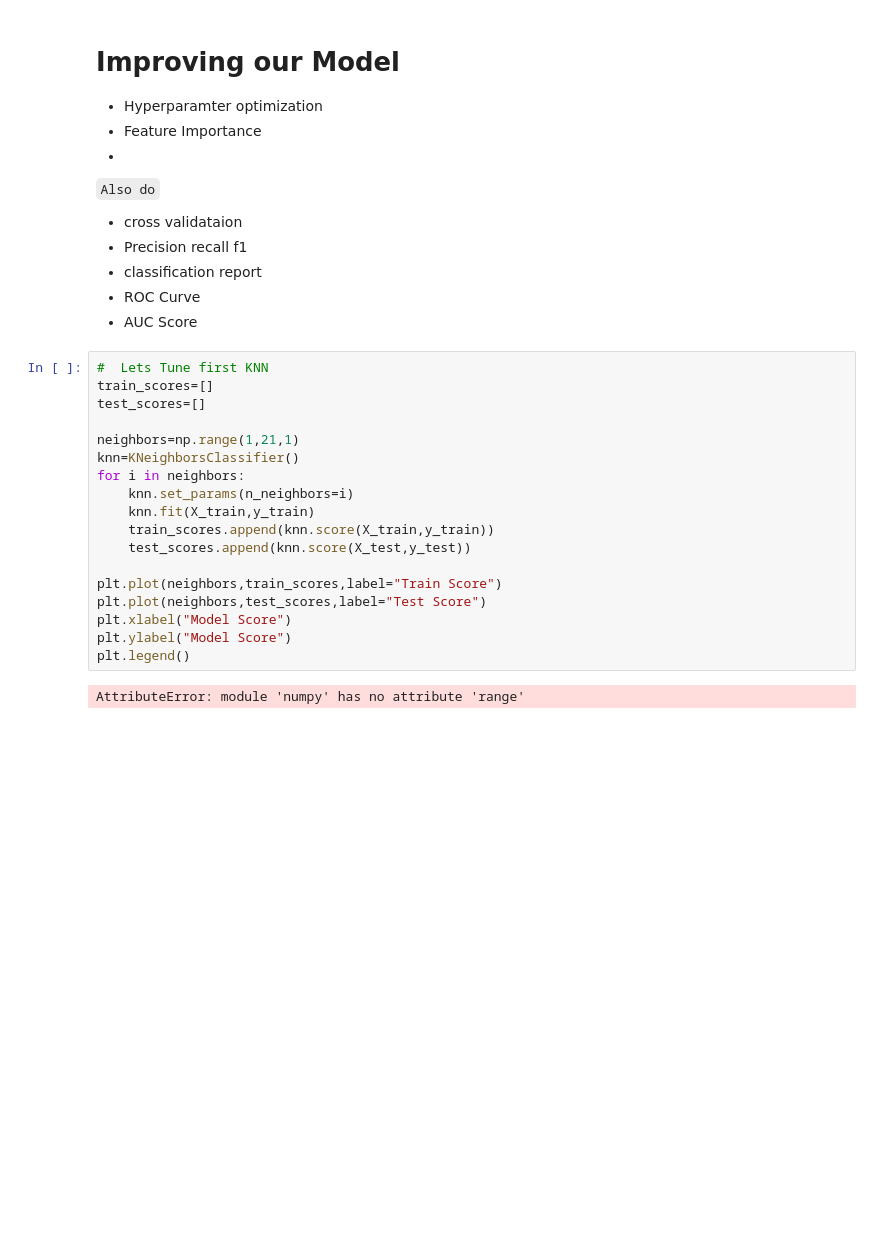
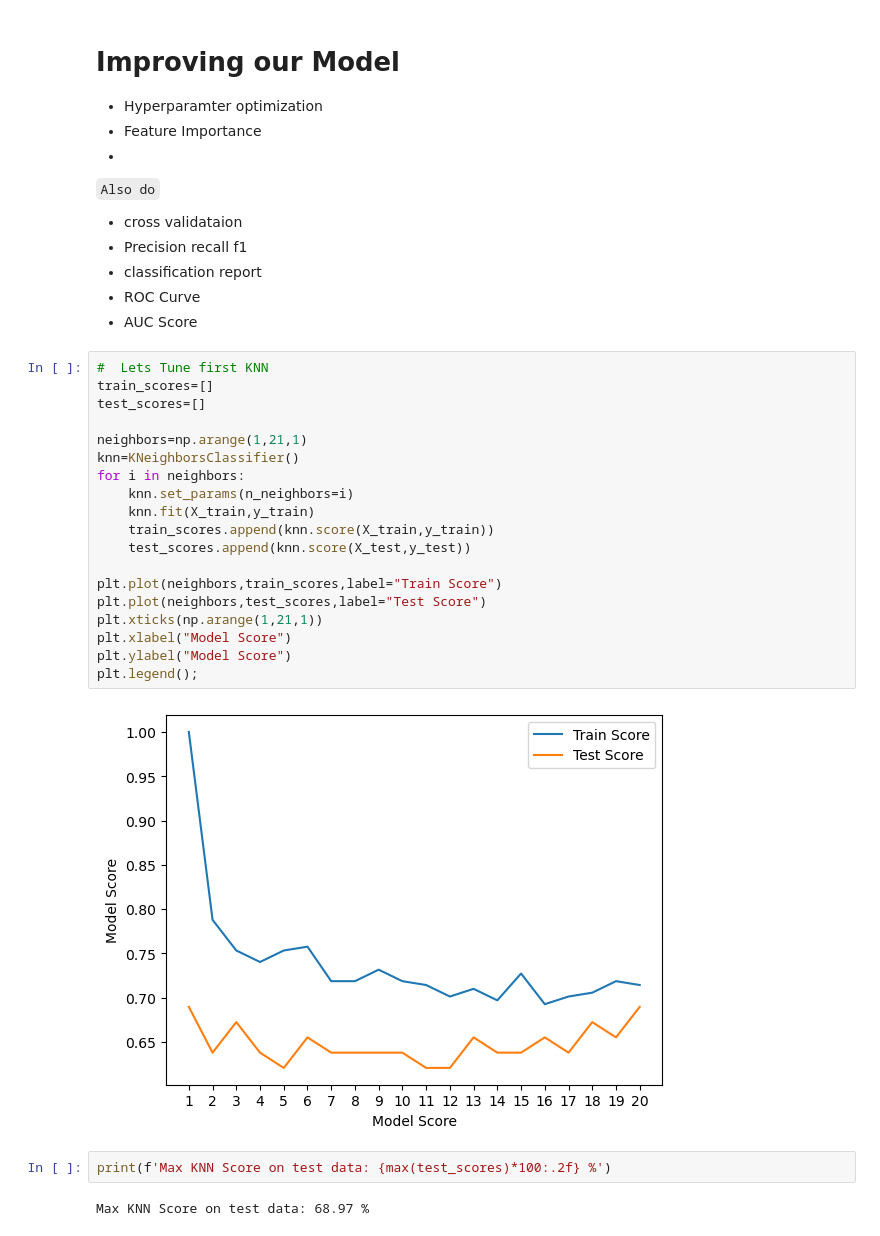
Before and after one commit to FairozAhmadSheikh/Machine_and_Deep_Learning_Basic_To_Advance, a Jupyter notebook: For_Hospital_using_heart_disease.ipynb, the cells around one changed output. Cells and saved outputs as stored; diff of their text form; blank space fills up the shorter version.

```diff
--- a/For_Hospital_using_heart_disease.ipynb
+++ b/For_Hospital_using_heart_disease.ipynb
@@ -280,20 +280,25 @@ fit_and_score(models=models,
 # %%
 #  Lets Tune first KNN
 train_scores=[]
 test_scores=[]
 
-neighbors=np.range(1,21,1)
+neighbors=np.arange(1,21,1)
 knn=KNeighborsClassifier()
 for i in neighbors:
     knn.set_params(n_neighbors=i)
     knn.fit(X_train,y_train)
     train_scores.append(knn.score(X_train,y_train))
     test_scores.append(knn.score(X_test,y_test))
 
 plt.plot(neighbors,train_scores,label="Train Score")
 plt.plot(neighbors,test_scores,label="Test Score")
+plt.xticks(np.arange(1,21,1))
 plt.xlabel("Model Score")
 plt.ylabel("Model Score")
-plt.legend()
+plt.legend();
 # %% [output]
-AttributeError: module 'numpy' has no attribute 'range'
+[figure, added]
+# %%
+print(f'Max KNN Score on test data: {max(test_scores)*100:.2f} %')
+# %% [output]
+Max KNN Score on test data: 68.97 %
```
Also changed, not shown: parts of 5 cells of this notebook.
